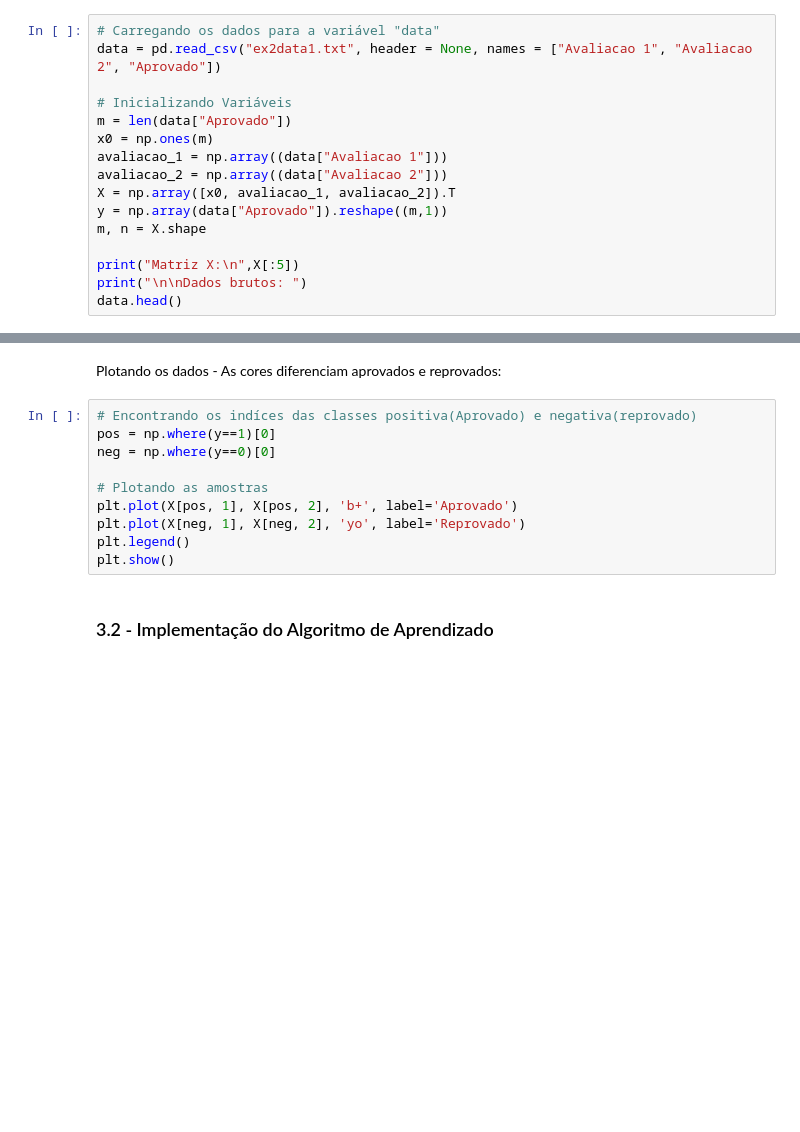
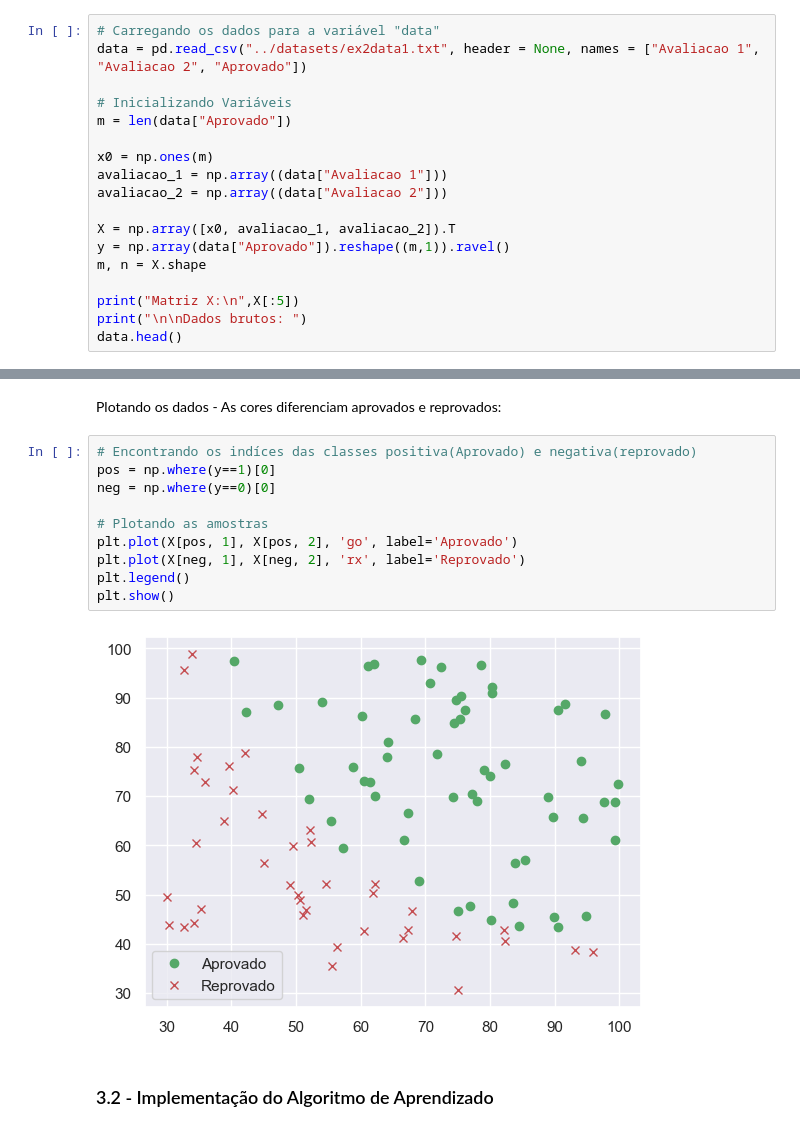
Before and after one commit to DanielCirino/ppginf-ml-trabalho-pratico-02, a Jupyter notebook: notebooks/Trabalho_Pratico_1_2024_1.ipynb, the cells around one changed output, grey strips where cells are left out. Drawn from its saved outputs; the diff is of its cells as text; blank space fills up the shorter version.

```diff
--- a/notebooks/Trabalho_Pratico_1_2024_1.ipynb
+++ b/notebooks/Trabalho_Pratico_1_2024_1.ipynb
@@ -348,15 +350,17 @@ Nesta Seção, com o objetivo de fixar o conteúdo, você deverá implementar o
 O código a seguir mostra as primeiras linhas do arquivo ex2data1.txt:
 # %%
 # Carregando os dados para a variável "data"
-data = pd.read_csv("ex2data1.txt", header = None, names = ["Avaliacao 1", "Avaliacao 2", "Aprovado"])
+data = pd.read_csv("../datasets/ex2data1.txt", header = None, names = ["Avaliacao 1", "Avaliacao 2", "Aprovado"])
 
 # Inicializando Variáveis
 m = len(data["Aprovado"])
+
 x0 = np.ones(m)
 avaliacao_1 = np.array((data["Avaliacao 1"]))
 avaliacao_2 = np.array((data["Avaliacao 2"]))
+
 X = np.array([x0, avaliacao_1, avaliacao_2]).T
-y = np.array(data["Aprovado"]).reshape((m,1))
+y = np.array(data["Aprovado"]).reshape((m,1)).ravel()
 m, n = X.shape
 
 print("Matriz X:\n",X[:5])
@@ -367,13 +387,15 @@ Plotando os dados - As cores diferenciam aprovados e reprovados:
 # %%
 # Encontrando os indíces das classes positiva(Aprovado) e negativa(reprovado)
 pos = np.where(y==1)[0]
 neg = np.where(y==0)[0]
 
 # Plotando as amostras
-plt.plot(X[pos, 1], X[pos, 2], 'b+', label='Aprovado')
-plt.plot(X[neg, 1], X[neg, 2], 'yo', label='Reprovado')
+plt.plot(X[pos, 1], X[pos, 2], 'go', label='Aprovado')
+plt.plot(X[neg, 1], X[neg, 2], 'rx', label='Reprovado')
 plt.legend()
 plt.show()
+# %% [output]
+[figure, added]
 # %% [markdown]
 ### 3.2 - Implementação do Algoritmo de Aprendizado
 # %% [markdown]
```
Also changed, not shown: parts of 13 cells of this notebook, 1 other file.
